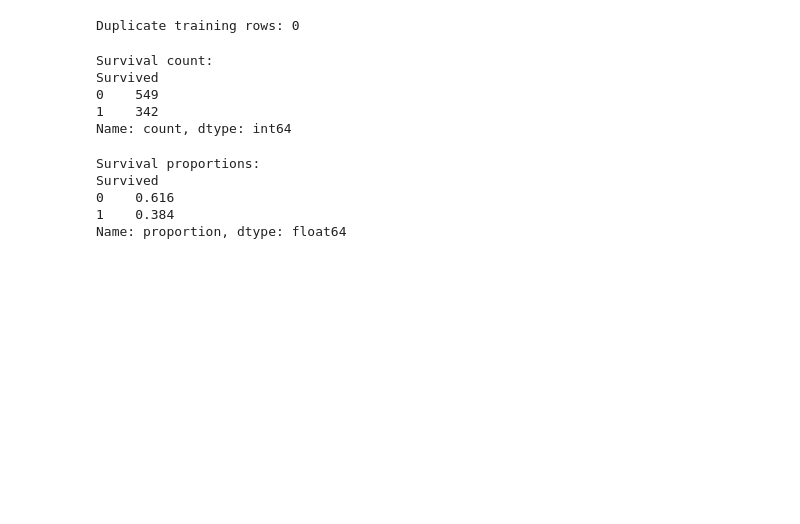
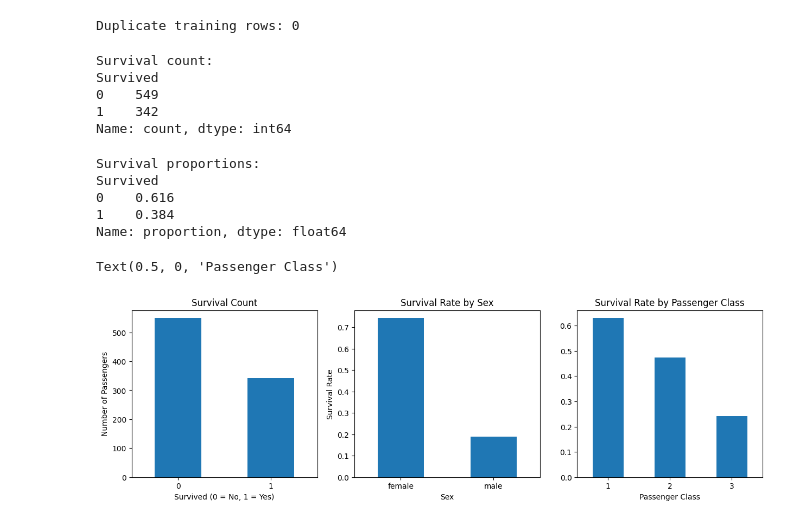
Before and after one commit to CH-CHISAKA/Machine_Learning_and_Data_Science, a Jupyter notebook: 04-assignments/04-assignment/titanic.ipynb, the cells around one changed output. Drawn from its saved outputs; the diff is of its cells as text; code cells hidden in the pictures; blank space fills up the shorter version.

Commit message:
Updated code base implementation
Logistic Regression Model Feature engineering, Preprocessing and training
Model results for interpretation

```diff
--- a/04-assignments/04-assignment/titanic.ipynb
+++ b/04-assignments/04-assignment/titanic.ipynb
@@ -199,3 +199,25 @@ Survived
 0    0.616
 1    0.384
 Name: proportion, dtype: float64
+# %%
+fig, axes = plt.subplots(1, 3, figsize=(15, 4))
+
+train_df["Survived"].value_counts().sort_index().plot(
+    kind="bar", ax=axes[0], rot=0
+)
+axes[0].set_title("Survival Count")
+axes[0].set_xlabel("Survived (0 = No, 1 = Yes)")
+axes[0].set_ylabel("Number of Passengers")
+
+survival_by_sex = train_df.groupby("Sex")["Survived"].mean()
+survival_by_sex.plot(kind="bar", ax=axes[1], rot=0)
+axes[1].set_title("Survival Rate by Sex")
+axes[1].set_ylabel("Survival Rate")
+
+survival_by_class = train_df.groupby("Pclass")["Survived"].mean()
+survival_by_class.plot(kind="bar", ax=axes[2], rot=0)
+axes[2].set_title("Survival Rate by Passenger Class")
+axes[2].set_xlabel("Passenger Class")
+# %% [output]
+Text(0.5, 0, 'Passenger Class')
+[figure, added]
```
Also changed, not shown: parts of 10 cells of this notebook.
